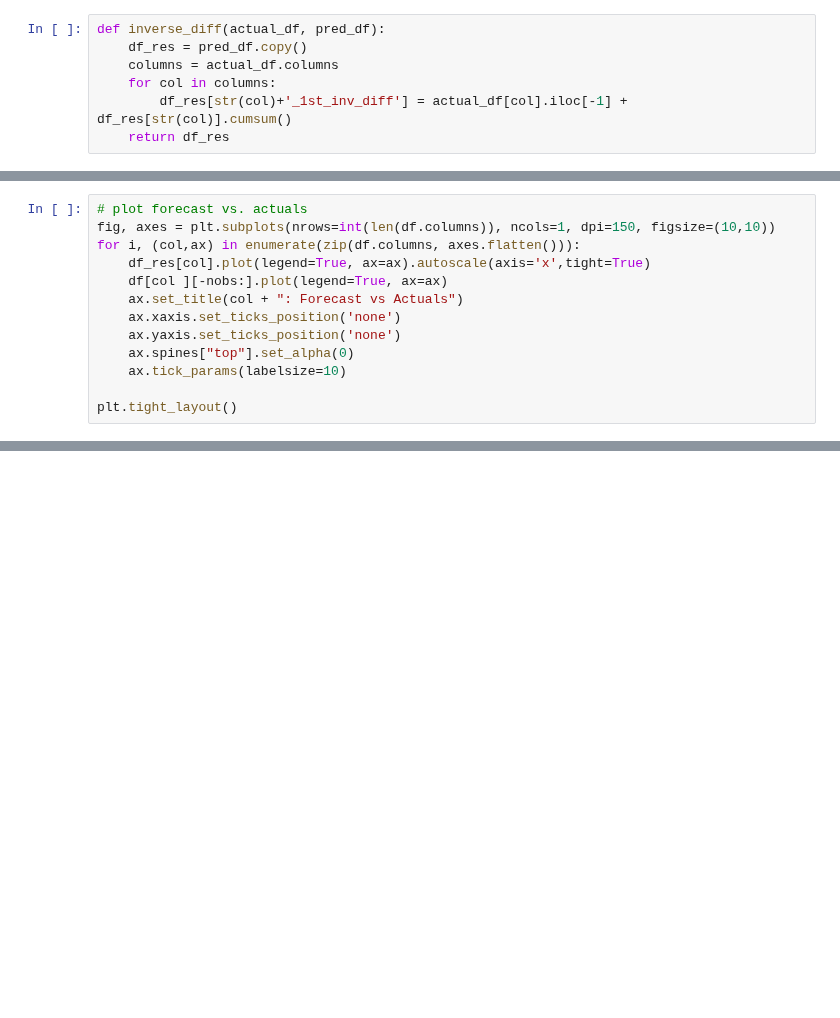
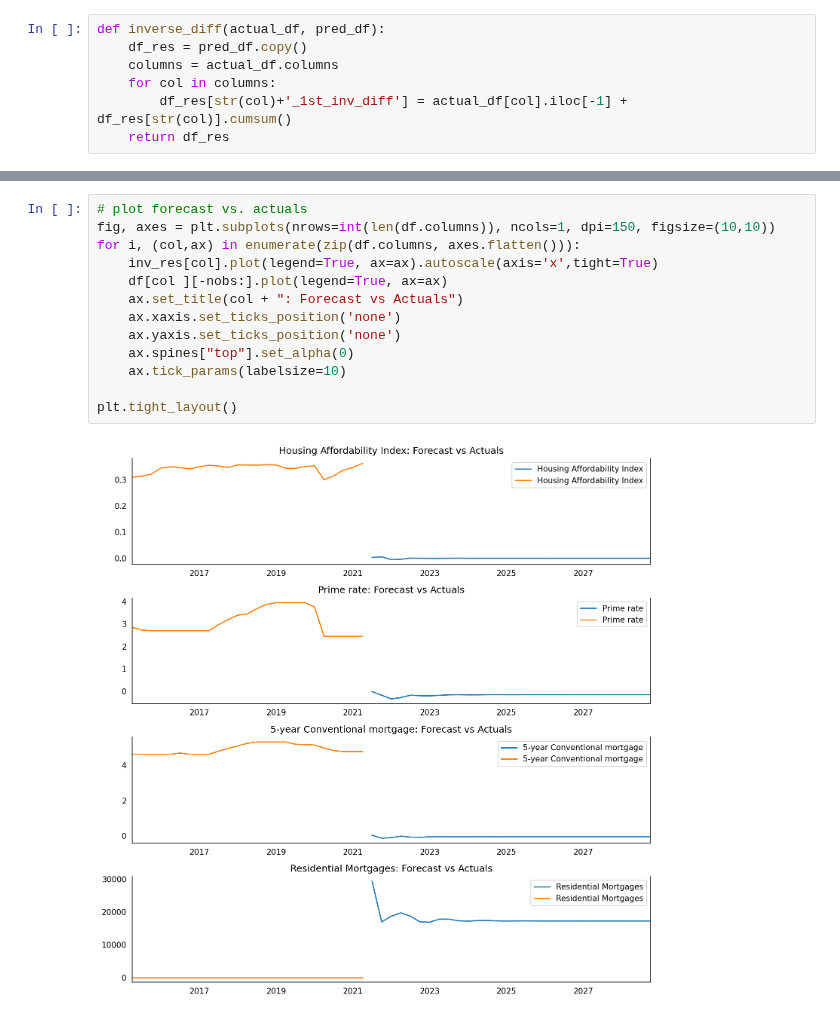
Before and after one commit to benjaminweymouth/Housing-Market-Forecasting-Time-Series-Analysis, a Jupyter notebook: Python Code/VARMA with Auto Arima.ipynb, the cells around one changed output, grey strips where cells are left out. Drawn from its saved outputs; the diff is of its cells as text; blank space fills up the shorter version.

```diff
--- a/Python Code/VARMA with Auto Arima.ipynb
+++ b/Python Code/VARMA with Auto Arima.ipynb
@@ -636,13 +591,0 @@ Grid Search Started
-# %%
-# plot forecast vs. actuals
-fig, axes = plt.subplots(nrows=int(len(df.columns)), ncols=1, dpi=150, figsize=(10,10))
-for i, (col,ax) in enumerate(zip(df.columns, axes.flatten())):
-    df_res[col].plot(legend=True, ax=ax).autoscale(axis='x',tight=True)
-    df[col ][-nobs:].plot(legend=True, ax=ax)
-    ax.set_title(col + ": Forecast vs Actuals")
-    ax.xaxis.set_ticks_position('none')
-    ax.yaxis.set_ticks_position('none')
-    ax.spines["top"].set_alpha(0)
-    ax.tick_params(labelsize=10)
-
-plt.tight_layout()
@@ -691,0 +647,15 @@ NameError: name 'df_forecast' is not defined
+# %%
+# plot forecast vs. actuals
+fig, axes = plt.subplots(nrows=int(len(df.columns)), ncols=1, dpi=150, figsize=(10,10))
+for i, (col,ax) in enumerate(zip(df.columns, axes.flatten())):
+    inv_res[col].plot(legend=True, ax=ax).autoscale(axis='x',tight=True)
+    df[col ][-nobs:].plot(legend=True, ax=ax)
+    ax.set_title(col + ": Forecast vs Actuals")
+    ax.xaxis.set_ticks_position('none')
+    ax.yaxis.set_ticks_position('none')
+    ax.spines["top"].set_alpha(0)
+    ax.tick_params(labelsize=10)
+
+plt.tight_layout()
+# %% [output]
+[figure, added]
```
Also changed, not shown: parts of 17 cells of this notebook.
